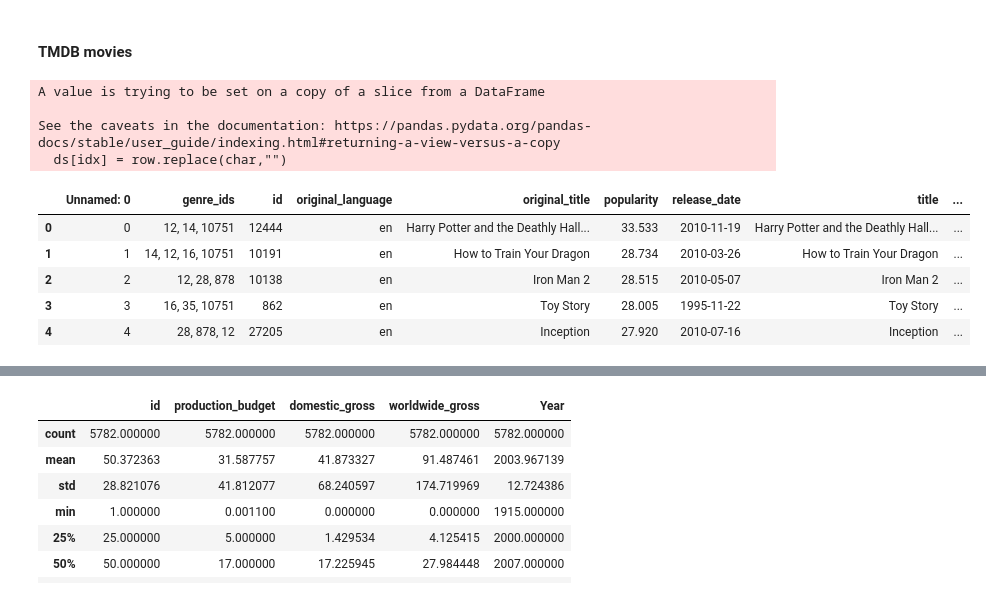
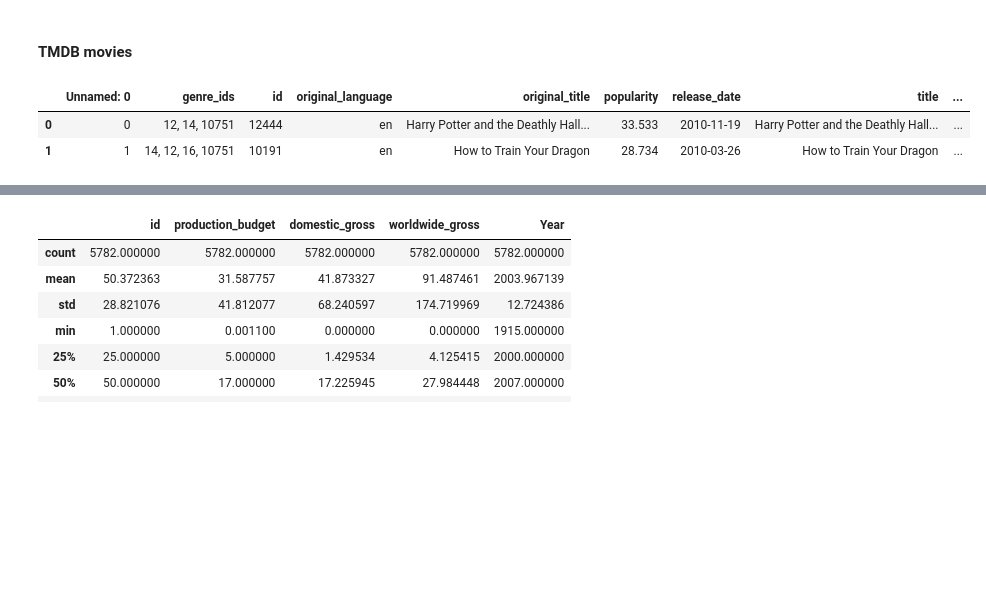
Before and after one commit to Meir-Alelov/Movie-Data-Analysis-and-Recs, a Jupyter notebook: Final_notebook.ipynb, the cells around one changed output, grey strips where cells are left out. Drawn from its saved outputs; the diff is of its cells as text; code cells hidden in the pictures; blank space fills up the shorter version.

```diff
--- a/Final_notebook.ipynb
+++ b/Final_notebook.ipynb
@@ -151,19 +86,15 @@ movie_gross_df.head()
 # %% [markdown]
 #### TMDB movies
 # %%
+#Load Rotten Tomatoes data using pandas
 tmdb_movies_df = pd.read_csv('./zippedData/tmdb.movies.csv.gz')
+
+#Remove unwanted characters
 remove_chars(tmdb_movies_df['genre_ids'],["[","]"]) #genre_ids now is a string. Function turns it into a list.
 
-tmdb_movies_df.head()
+tmdb_movies_df.head(2)
 # tmdb_movies_df.info()
 # %% [output]
-A value is trying to be set on a copy of a slice from a DataFrame
-
-See the caveats in the documentation: https://pandas.pydata.org/pandas-docs/stable/user_guide/indexing.html#returning-a-view-versus-a-copy
-  ds[idx] = row.replace(char,"")
 |  | Unnamed: 0 | genre_ids | id | original_language | original_title | popularity | release_date | title | ... |
 | 0 | 0 | 12, 14, 10751 | 12444 | en | Harry Potter and the Deathly Hall... | 33.533 | 2010-11-19 | Harry Potter and the Deathly Hall... | ... |
 | 1 | 1 | 14, 12, 16, 10751 | 10191 | en | How to Train Your Dragon | 28.734 | 2010-03-26 | How to Train Your Dragon | ... |
-| 2 | 2 | 12, 28, 878 | 10138 | en | Iron Man 2 | 28.515 | 2010-05-07 | Iron Man 2 | ... |
-| 3 | 3 | 16, 35, 10751 | 862 | en | Toy Story | 28.005 | 1995-11-22 | Toy Story | ... |
-| 4 | 4 | 28, 878, 12 | 27205 | en | Inception | 27.920 | 2010-07-16 | Inception | ... |
```
Also changed, not shown: parts of 116 cells of this notebook, 9 other files.
